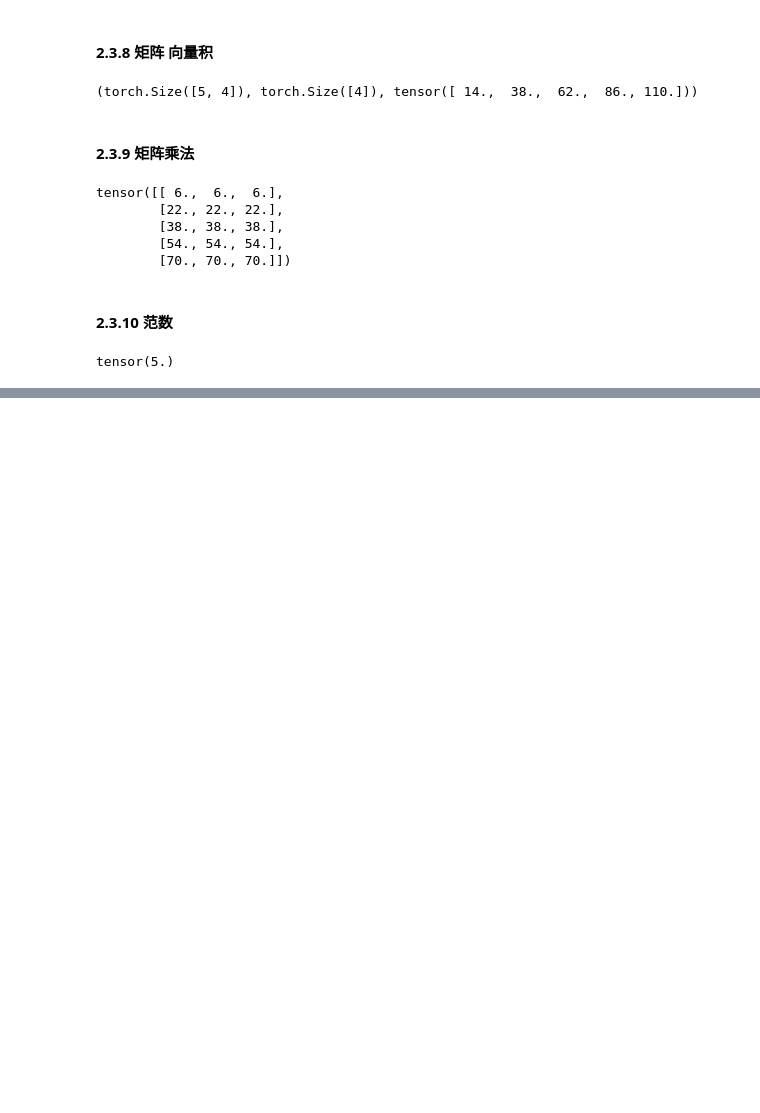
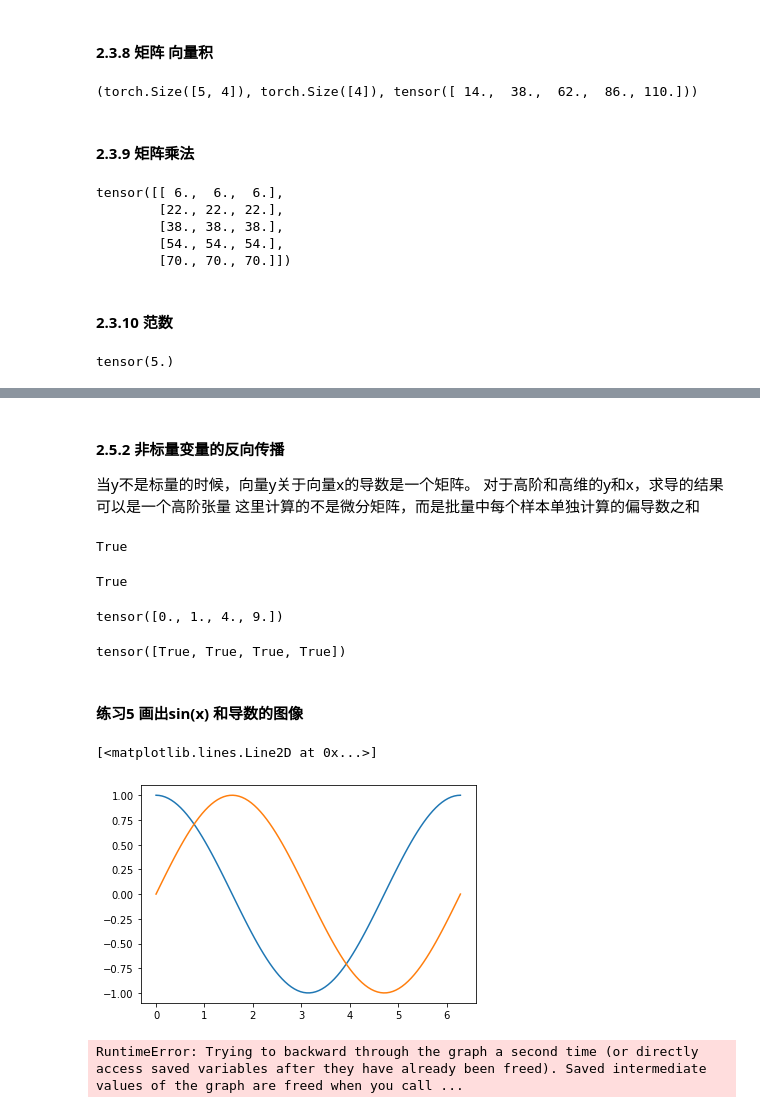
Before and after one commit to RGBRYANT24/DL_practice, a Jupyter notebook: DiveintoDL/02pre_practice_torch.ipynb, the cells around one changed output, grey strips where cells are left out. Saved outputs shown, nothing was run; the diff lists cells and outputs as text; code cells hidden in the pictures; blank space fills up the shorter version.

```diff
--- a/DiveintoDL/02pre_practice_torch.ipynb
+++ b/DiveintoDL/02pre_practice_torch.ipynb
@@ -238,0 +277,62 @@ tensor(5.)
+# %% [markdown]
+#### 2.5.2 非标量变量的反向传播
+当y不是标量的时候，向量y关于向量x的导数是一个矩阵。
+对于高阶和高维的y和x，求导的结果可以是一个高阶张量
+这里计算的不是微分矩阵，而是批量中每个样本单独计算的偏导数之和
+# %%
+x.grad.zero_()
+y = x * x
+y.sum().backward()
+x.grad
+# %% [output]
+True
+# %%
+x.grad.zero_()
+y = x * x
+u = y.detach()#截断反向传播的梯度流
+z = u * x
+
+
+z.sum().backward()
+x.grad == u
+print(y.requires_grad)
+x.grad
+# %% [output]
+True
+tensor([0., 1., 4., 9.])
+# %%
+x.grad.zero_()
+y.sum().backward()
+x.grad == 2 * x
+# %% [output]
+tensor([True, True, True, True])
+# %% [markdown]
+#### 练习5 画出sin(x) 和导数的图像
+# %%
+import matplotlib.pyplot as plt
+import numpy as np
+#x = torch.tensor(torch.linspace(0, np.pi/2, 20))
+x = np.linspace(0, 2 * np.pi, 100)
+x1 = torch.tensor(x)
+x1.requires_grad_(True)
+y1 = torch.sin(x1)
+y1.sum().backward()
+plt.plot(x1.detach().numpy(), x1.grad.detach().numpy())
+plt.plot(x1.detach().numpy(), y1.detach().numpy())
+# %% [output]
+[<matplotlib.lines.Line2D at 0x...>]
+[figure, added]
+# %%
+import torch
+import matplotlib.pyplot as plt
+%matplotlib inline
+x = torch.arange(0.0,10.0,0.1)
+x.requires_grad_(True)
+x1 = x.detach()
+y1 = torch.sin(x1)
+y2 = torch.sin(x)
+y2.sum().backward()
+plt.plot(x1,y1)
+plt.plot(x1,x.grad)
+# %% [output]
+RuntimeError: Trying to backward through the graph a second time (or directly access saved variables after they have already been freed). Saved intermediate values of the graph are freed when you call ...
```
Also changed, not shown: parts of 9 cells of this notebook.
